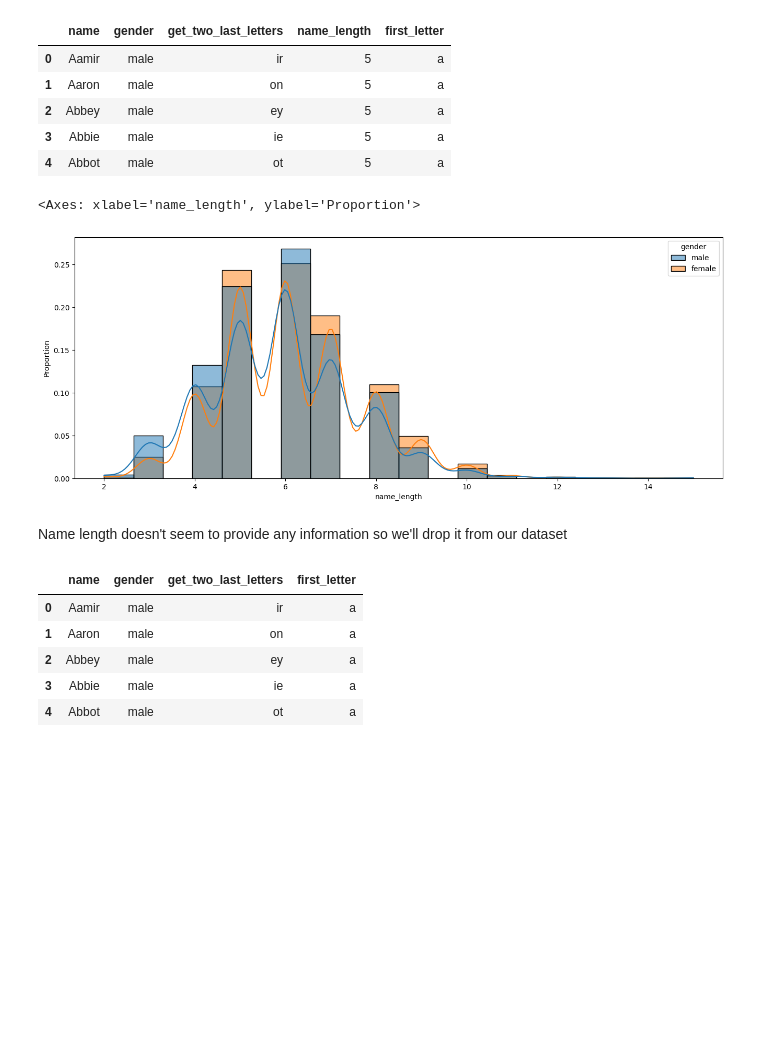
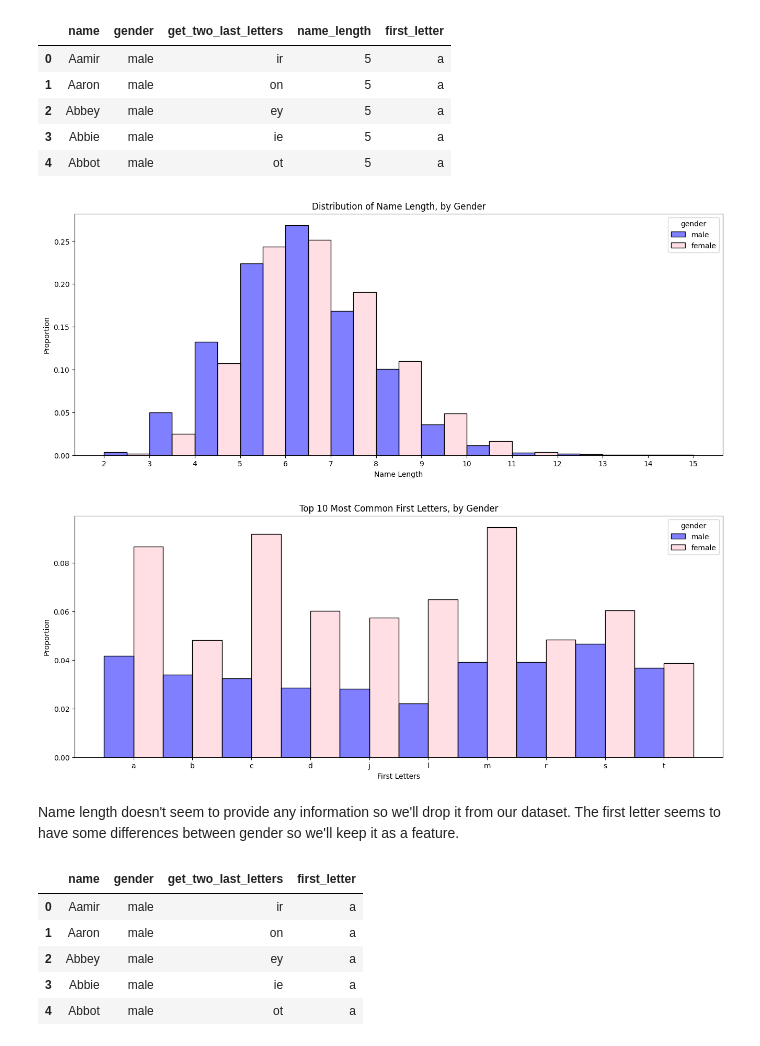
Before and after one commit to naomibuell/DATA620, a Jupyter notebook: project-3/project-3.ipynb, the cells around one changed output. Drawn from its saved outputs; the diff is of its cells as text; code cells hidden in the pictures; blank space fills up the shorter version.

```diff
--- a/project-3/project-3.ipynb
+++ b/project-3/project-3.ipynb
@@ -292,4 +384,4 @@ First we saw taht the numeric columns we assumed might be useful weren't very in
 # %%
-names_df = names_df.drop(columns = ['vowel_proportion', 'first_last_letter', 'longest_run_of_vowels'], errors='ignore')
-names_df.head()
+iteration_2_df = feature_names_df.drop(columns = ['vowel_proportion', 'first_last_letter', 'longest_run_of_vowels'], errors='ignore')
+iteration_2_df.head()
 # %% [output]
@@ -302,9 +394,9 @@ names_df.head()
 # %% [markdown]
 For a new set of features, we'll use the first letter of the word and we'll also add in the length of the name as a feature. For the new numeric value, we'll also plot a histogram as we did before.
 # %%
-names_df['name_length'] = names_df['name'].apply(len)
-names_df['first_letter'] = names_df['name'].str[0].str.lower()
-names_df.head()
+iteration_2_df['name_length'] = iteration_2_df['name'].apply(len)
+iteration_2_df['first_letter'] = iteration_2_df['name'].str[0].str.lower()
+iteration_2_df.head()
 # %% [output]
 |  | name | gender | get_two_last_letters | name_length | first_letter |
 | 0 | Aamir | male | ir | 5 | a |
@@ -315,20 +407,42 @@ names_df.head()
 # %%
 plt.figure(figsize=(16, 6))
 
 sns.histplot(
-    data=names_df,
+    data=iteration_2_df,
     x='name_length',
     hue='gender',
+    palette=custom_palette,
     stat="proportion",
-    multiple='layer',
-    kde=True,
+    multiple='dodge',
+    #kde=True,
     alpha=0.5,
-    bins=20,
+    bins=13,
     common_norm=False
 )
+plt.title('Distribution of Name Length, by Gender')
+plt.xlabel('Name Length')
+plt.xticks(range(iteration_2_df['name_length'].min(), iteration_2_df['name_length'].max() + 1))
+plt.show()
+
+# Plot for first_letter
+plt.figure(figsize=(16, 6))
+top_10 = iteration_2_df['first_letter'].value_counts().nlargest(10).index
+sns.histplot(
+    data=iteration_2_df[iteration_2_df['first_letter'].isin(top_10)],
+    x='first_letter',
+    hue='gender',
+    palette=custom_palette,
+    stat="proportion",
+    alpha=0.5,
+    multiple='dodge'
+)
+plt.title('Top 10 Most Common First Letters, by Gender')
+plt.xlabel('First Letters')
+plt.ylabel('Proportion')
+plt.show()
 # %% [output]
-<Axes: xlabel='name_length', ylabel='Proportion'>
-[figure, old version]
+[figure, new version]
+[figure, added]
-# %% [markdown]
-Name length doesn't seem to provide any information so we'll drop it from our dataset
+# %% [markdown]
+Name length doesn't seem to provide any information so we'll drop it from our dataset. The first letter seems to have some differences between gender so we'll keep it as a feature.
 # %%
```
Also changed, not shown: parts of 29 cells of this notebook, 1 other file.
